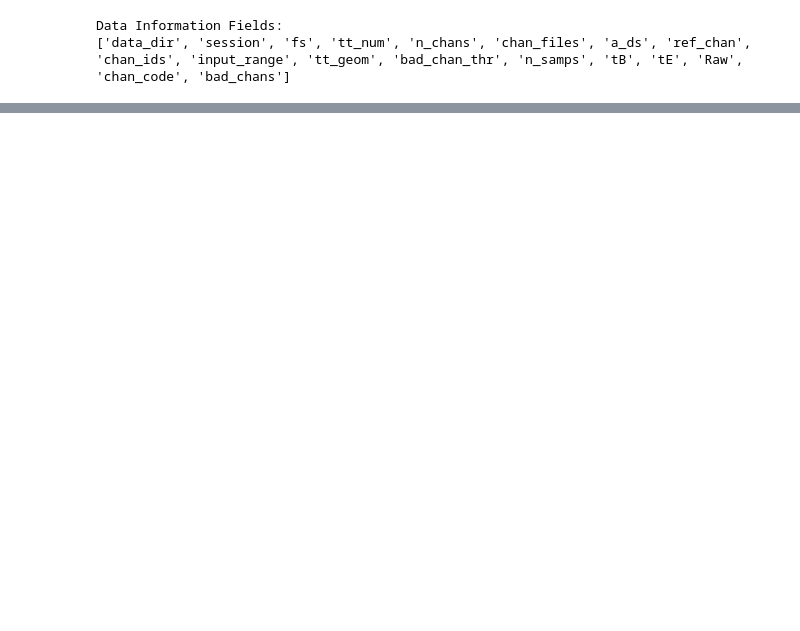
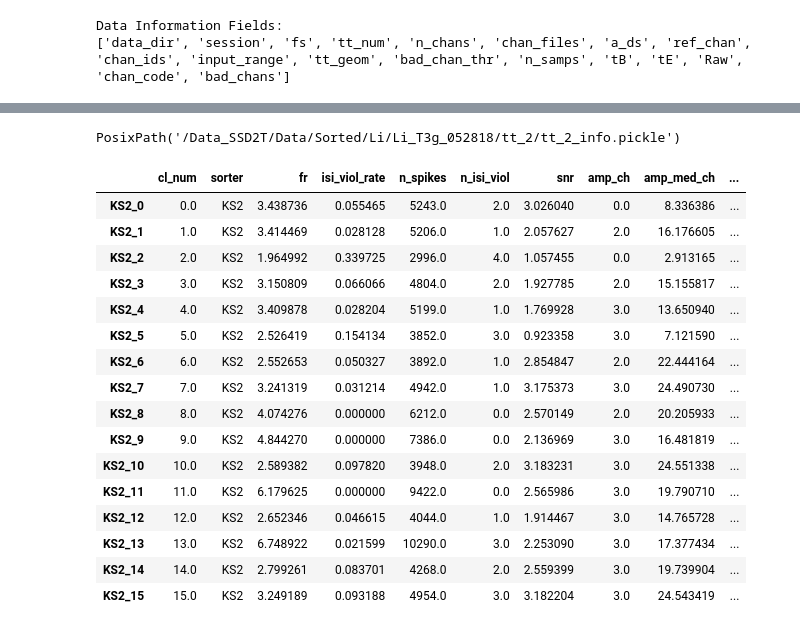
Before and after one commit to alexgonzl/TMA, a Jupyter notebook: Sorting/sort_protocol_dev.ipynb, the cells around one changed output, grey strips where cells are left out. Cells and saved outputs as stored; diff of their text form; code cells hidden in the pictures; blank space fills up the shorter version.

```diff
--- a/Sorting/sort_protocol_dev.ipynb
+++ b/Sorting/sort_protocol_dev.ipynb
@@ -121,7 +138,13 @@ Time to spk filter data 4.16s
 pp = reload(pp)
 chan_masks = pp.create_chan_masks(data_info['Raw']['ClippedSegs'],data_info['n_samps'])
 chan_mad = pp.get_signals_mad(spk_data,chan_masks)
+data_info['Spk'] = {'mad':chan_mad}
 print('Channels Median Absolute Deviation in the Spike Frequency Range:')
 print(chan_mad)
+
+
+updated_file_header_path = Path(active_subtask['save_path'], Path(active_subtask['file_header_path']).name)
+with updated_file_header_path.open(mode='wb') as file_handle:
+    pickle.dump(data_info, file_handle, protocol = pickle.HIGHEST_PROTOCOL )
 # %% [output]
 Channels Median Absolute Deviation in the Spike Frequency Range:
@@ -129,2 +158,7 @@ Channels Median Absolute Deviation in the Spike Frequency Range:
 # %%
-spk_masked_signals = se.NumpyRecordingExtractor(timeseries=spk_data*chan_masks, geom=data_info['tt_geom'], sampling_frequency=data_info['fs'])
+spk_data_masked = se.NumpyRecordingExtractor(timeseries=spk_data*chan_masks, geom=data_info['tt_geom'], sampling_frequency=data_info['fs'])
+# %%
+pp = reload(pp)
+sf = reload(sf)
+save_path = Path(active_subtask['save_path'], sorter)
+out = sf.sort_data(spk_data_masked, save_path, sorter = active_subtask['task_type'])
@@ -130,0 +185,30 @@ spk_masked_signals = se.NumpyRecordingExtractor(timeseries=spk_data*chan_masks,
+# %%
+updated_file_header_path
+# %% [output]
+PosixPath('/Data_SSD2T/Data/Sorted/Li/Li_T3g_052818/tt_2/tt_2_info.pickle')
+# %%
+sf = reload(sf)
+cluster_stats = sf.get_cluster_stats(out, spk_data_masked.get_traces(), data_info)
+cluster_stats_file_path = Path(save_path,'cluster_stats.csv')
+cluster_stats.to_csv( cluster_stats_file_path)
+# %%
+cluster_stats['tt']=2
+cluster_stats
+# %% [output]
+|  | cl_num | sorter | fr | isi_viol_rate | n_spikes | n_isi_viol | snr | amp_ch | amp_med_ch | ... |
+| KS2_0 | 0.0 | KS2 | 3.438736 | 0.055465 | 5243.0 | 2.0 | 3.026040 | 0.0 | 8.336386 | ... |
+| KS2_1 | 1.0 | KS2 | 3.414469 | 0.028128 | 5206.0 | 1.0 | 2.057627 | 2.0 | 16.176605 | ... |
+| KS2_2 | 2.0 | KS2 | 1.964992 | 0.339725 | 2996.0 | 4.0 | 1.057455 | 0.0 | 2.913165 | ... |
+| KS2_3 | 3.0 | KS2 | 3.150809 | 0.066066 | 4804.0 | 2.0 | 1.927785 | 2.0 | 15.155817 | ... |
+| KS2_4 | 4.0 | KS2 | 3.409878 | 0.028204 | 5199.0 | 1.0 | 1.769928 | 3.0 | 13.650940 | ... |
+| KS2_5 | 5.0 | KS2 | 2.526419 | 0.154134 | 3852.0 | 3.0 | 0.923358 | 3.0 | 7.121590 | ... |
+| KS2_6 | 6.0 | KS2 | 2.552653 | 0.050327 | 3892.0 | 1.0 | 2.854847 | 2.0 | 22.444164 | ... |
+| KS2_7 | 7.0 | KS2 | 3.241319 | 0.031214 | 4942.0 | 1.0 | 3.175373 | 3.0 | 24.490730 | ... |
+| KS2_8 | 8.0 | KS2 | 4.074276 | 0.000000 | 6212.0 | 0.0 | 2.570149 | 2.0 | 20.205933 | ... |
+| KS2_9 | 9.0 | KS2 | 4.844270 | 0.000000 | 7386.0 | 0.0 | 2.136969 | 3.0 | 16.481819 | ... |
+| KS2_10 | 10.0 | KS2 | 2.589382 | 0.097820 | 3948.0 | 2.0 | 3.183231 | 3.0 | 24.551338 | ... |
+| KS2_11 | 11.0 | KS2 | 6.179625 | 0.000000 | 9422.0 | 0.0 | 2.565986 | 3.0 | 19.790710 | ... |
+| KS2_12 | 12.0 | KS2 | 2.652346 | 0.046615 | 4044.0 | 1.0 | 1.914467 | 3.0 | 14.765728 | ... |
+| KS2_13 | 13.0 | KS2 | 6.748922 | 0.021599 | 10290.0 | 3.0 | 2.253090 | 3.0 | 17.377434 | ... |
+| KS2_14 | 14.0 | KS2 | 2.799261 | 0.083701 | 4268.0 | 2.0 | 2.559399 | 3.0 | 19.739904 | ... |
+| KS2_15 | 15.0 | KS2 | 3.249189 | 0.093188 | 4954.0 | 3.0 | 3.182204 | 3.0 | 24.543419 | ... |
```
Also changed, not shown: parts of 22 cells of this notebook, 9 other files.
